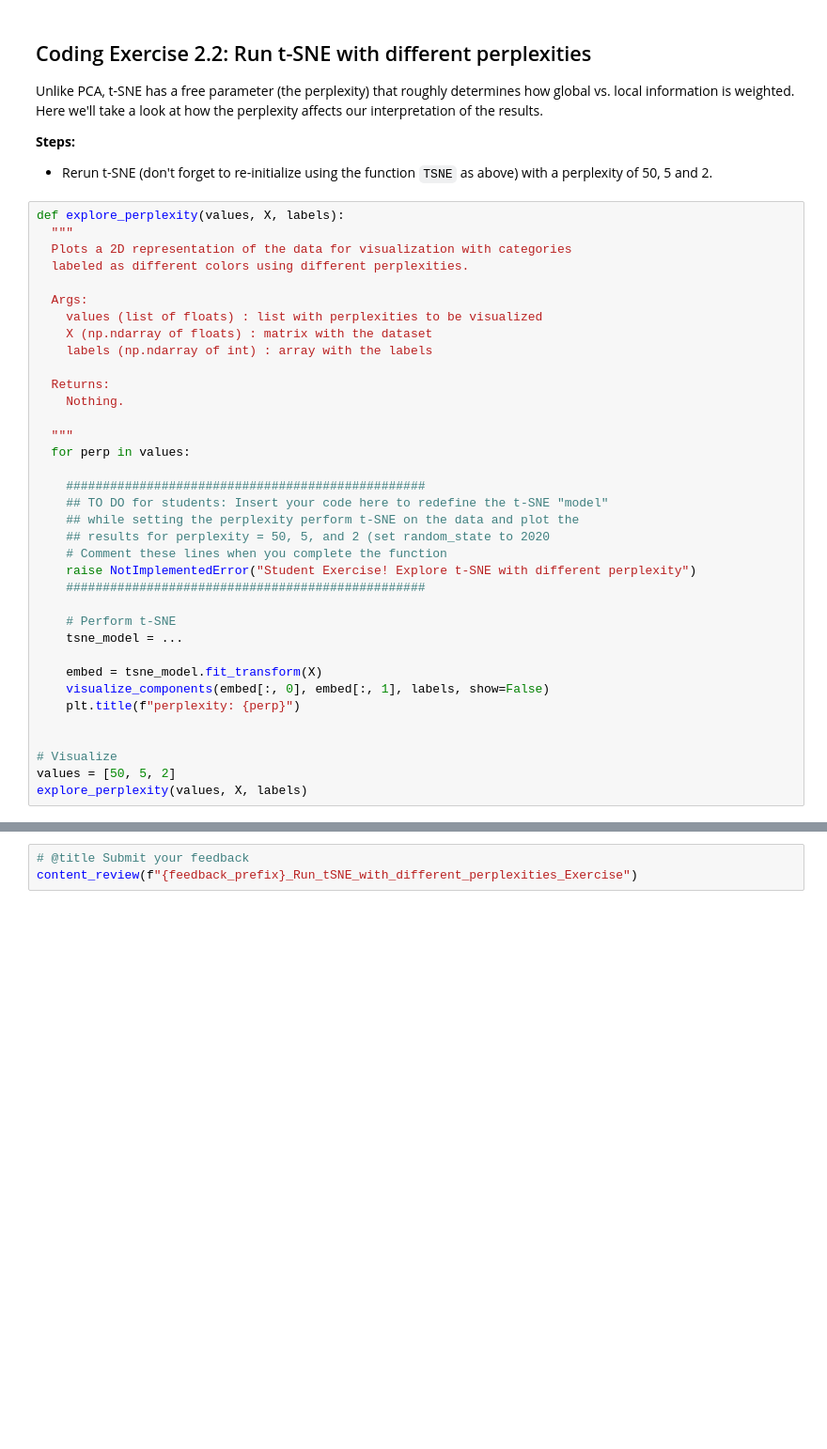
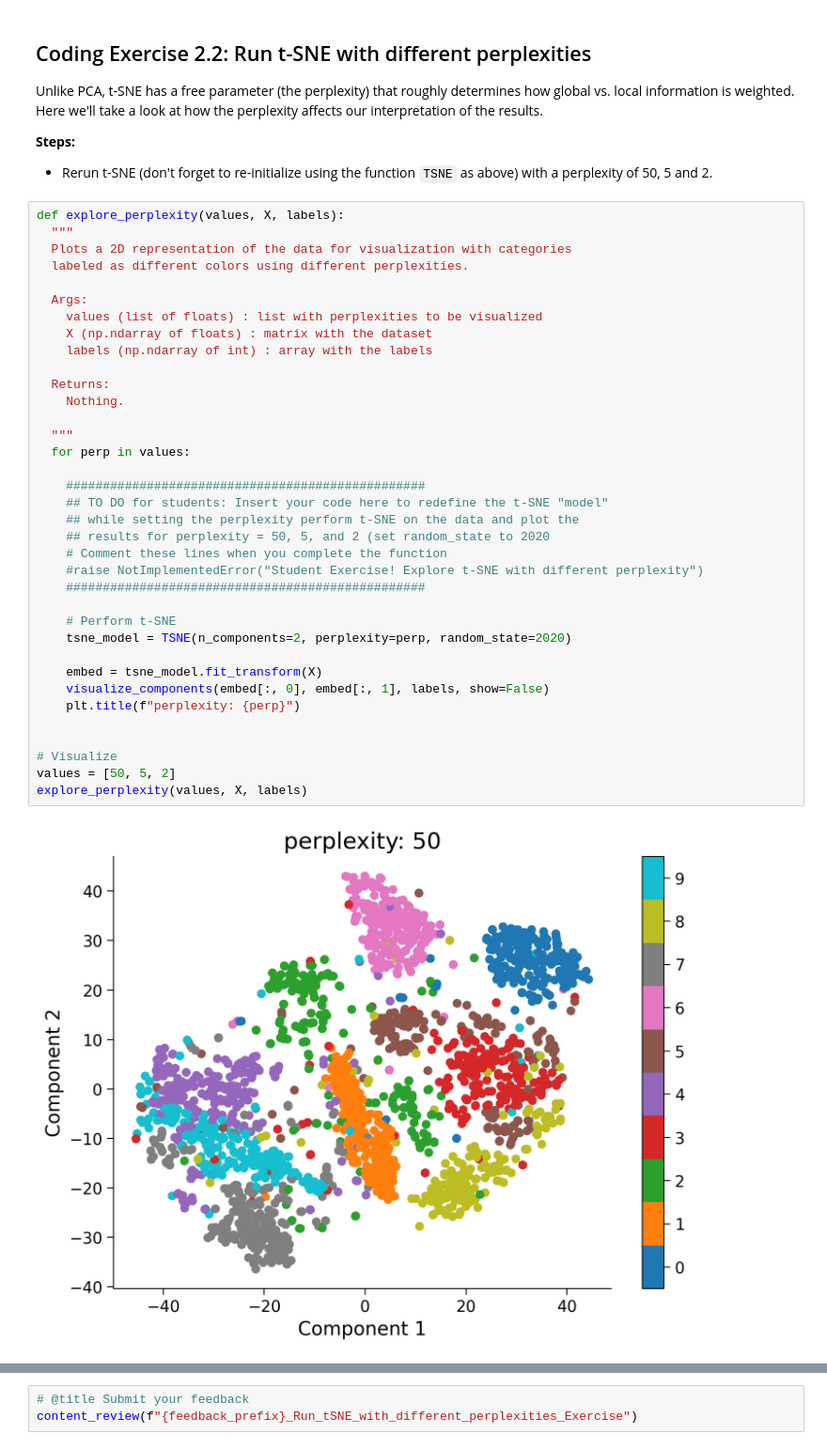
Before and after one commit to Totheinfinity66y/SJTU-Application, a Jupyter notebook: tutorials/W1D4_DimensionalityReduction/student/W1D4_Tutorial4.ipynb, the cells around one changed output, grey strips where cells are left out. Shown at 94% size. Saved outputs shown, nothing was run; the diff lists cells and outputs as text; blank space fills up the shorter version.

```diff
--- a/tutorials/W1D4_DimensionalityReduction/student/W1D4_Tutorial4.ipynb
+++ b/tutorials/W1D4_DimensionalityReduction/student/W1D4_Tutorial4.ipynb
@@ -353,32 +364,34 @@ def explore_perplexity(values, X, labels):
   labeled as different colors using different perplexities.
 
   Args:
     values (list of floats) : list with perplexities to be visualized
     X (np.ndarray of floats) : matrix with the dataset
     labels (np.ndarray of int) : array with the labels
 
   Returns:
     Nothing.
 
   """
   for perp in values:
 
     #################################################
     ## TO DO for students: Insert your code here to redefine the t-SNE "model"
     ## while setting the perplexity perform t-SNE on the data and plot the
     ## results for perplexity = 50, 5, and 2 (set random_state to 2020
     # Comment these lines when you complete the function
-    raise NotImplementedError("Student Exercise! Explore t-SNE with different perplexity")
+    #raise NotImplementedError("Student Exercise! Explore t-SNE with different perplexity")
     #################################################
 
     # Perform t-SNE
-    tsne_model = ...
+    tsne_model = TSNE(n_components=2, perplexity=perp, random_state=2020)
 
     embed = tsne_model.fit_transform(X)
     visualize_components(embed[:, 0], embed[:, 1], labels, show=False)
     plt.title(f"perplexity: {perp}")
 
 
 # Visualize
 values = [50, 5, 2]
 explore_perplexity(values, X, labels)
+# %% [output]
+[figure, added]
```
Also changed, not shown: parts of 8 cells of this notebook.
